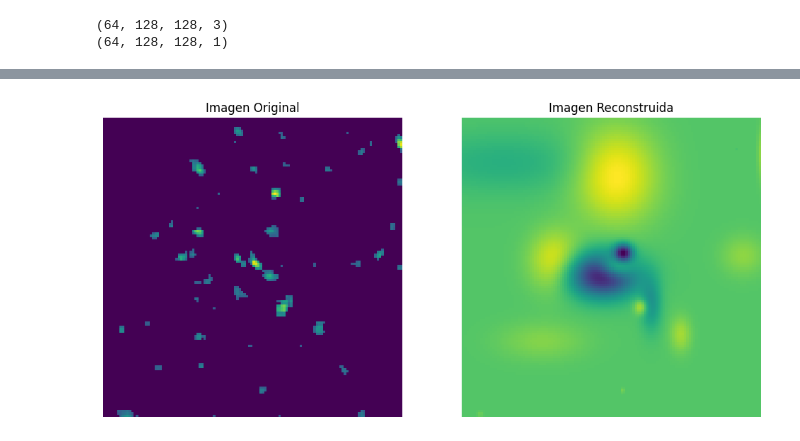
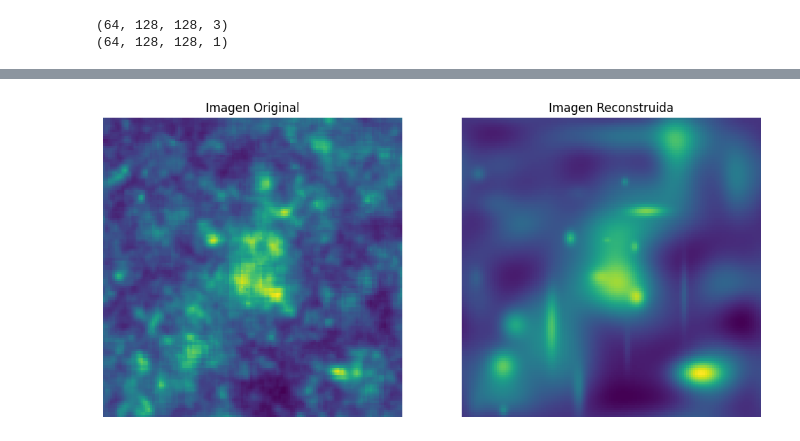
Before and after one commit to fbientrigo/grav_lensing, a Jupyter notebook: 06_pipeline_parametric/b_reconstruction.ipynb, the cells around one changed output, grey strips where cells are left out. Cells and saved outputs as stored; diff of their text form; code cells hidden in the pictures.

```diff
--- a/06_pipeline_parametric/b_reconstruction.ipynb
+++ b/06_pipeline_parametric/b_reconstruction.ipynb
@@ -135,7 +169,7 @@ for X_batch, y_batch in train_dataset.take(1):
 
     low_batch, high_batch = process_batch_filters(y_batch)
 
-    gaussians = gp.gmm_batch_vectors(high_batch, 10, 5)
+    gaussians = gp.gmm_batch_vectors(high_batch, 40, 0, 1)
 
     low_freq_stack = np.vstack([img.reshape(-1, 128*128) for img in low_batch]) #stack para el pca
     principal_components = ipca_low.transform(low_freq_stack)
@@ -163,3 +193,16 @@ gp.plot_comparison(original, reconstructed)
-# %%
-mean, std = gp.calculate_image_stats(high_batch)
-pos_hb, neg_hb = gp.apply_threshold(high_batch[idx,:,:,0], mean, std, 2)
+# %%
+corte = 1.5
+
+mean, std = gp.calculate_image_stats(high_batch)
+pos_hb, neg_hb = gp.apply_threshold(high_batch[idx,:,:,0], mean, std, corte)
+
+# se agregaron tecnicas de regularización
+gaussians = gp.gmm_batch_vectors(high_batch, n_gaussians_positive=25, n_gaussians_negative=0,
+                                 threshold=corte, n_points=750, scale=0.75, density_threshold=0.02)
+
+high_recon = reconstruct_highfreq_from_gmm(gaussians, 64)
+
+idx = 0
+original = pos_hb
+reconstructed = high_recon[idx,:,:,0]
+gp.plot_comparison(original, reconstructed)
@@ -166,9 +211,9 @@ pos_hb, neg_hb = gp.apply_threshold(high_batch[idx,:,:,0], mean, std, 2)
 # %%
-high_recon = reconstruct_highfreq_from_gmm(gaussians, 64)
+reconstructed_batch = reconstruct_batch_images(principal_components,gaussians,64)
 
 idx = 0
-original = pos_hb
-reconstructed = high_recon[idx,:,:,0]
+original = y_batch[idx,:,:,0]
+reconstructed = reconstructed_batch[idx,:,:,0]
 gp.plot_comparison(original, reconstructed)
 # %% [output]
-[figure, old version]
+[figure, new version]
```
Also changed, not shown: parts of 5 cells of this notebook, 6 other files.
